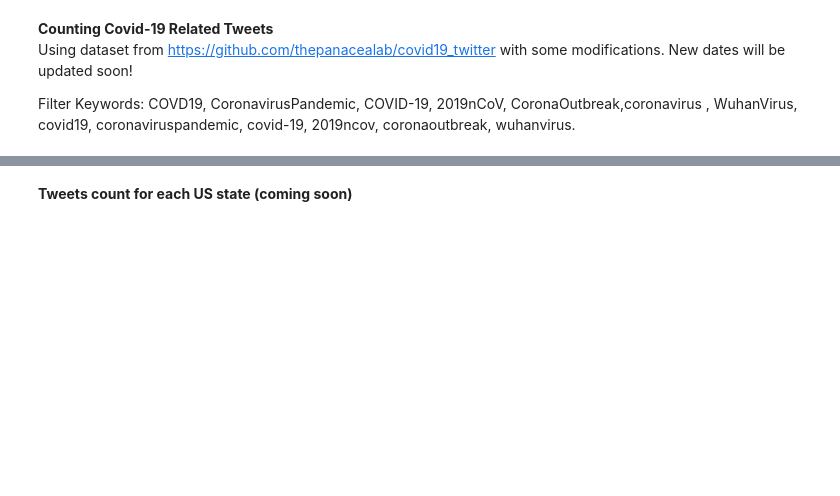
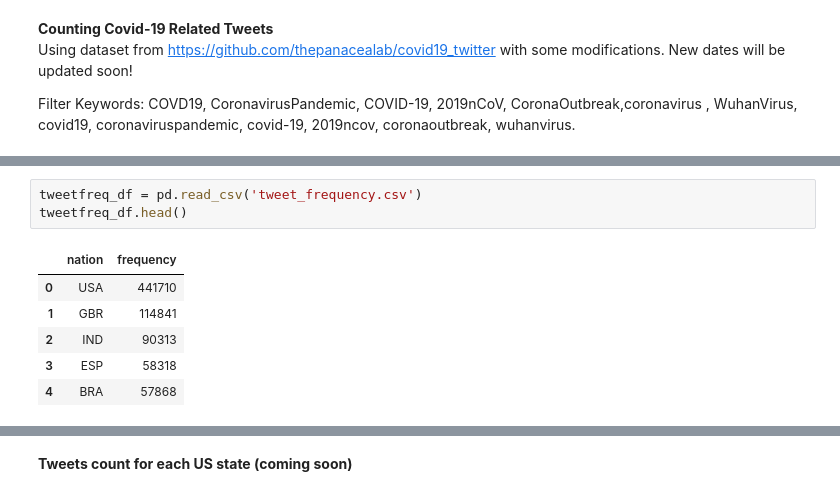
Before and after one commit to lphucthinh40/CMPE139_DataMining_Project, a Jupyter notebook: covid-19 analysis.ipynb, the cells around one changed output, grey strips where cells are left out. Drawn from its saved outputs; the diff is of its cells as text; blank space fills up the shorter version.

```diff
--- a/covid-19 analysis.ipynb
+++ b/covid-19 analysis.ipynb
@@ -153,0 +199,10 @@ fig.show()
+# %%
+tweetfreq_df = pd.read_csv('tweet_frequency.csv')
+tweetfreq_df.head()
+# %% [output]
+|  | nation | frequency |
+| 0 | USA | 441710 |
+| 1 | GBR | 114841 |
+| 2 | IND | 90313 |
+| 3 | ESP | 58318 |
+| 4 | BRA | 57868 |
```
Also changed, not shown: parts of 9 cells of this notebook, 7 other files.
